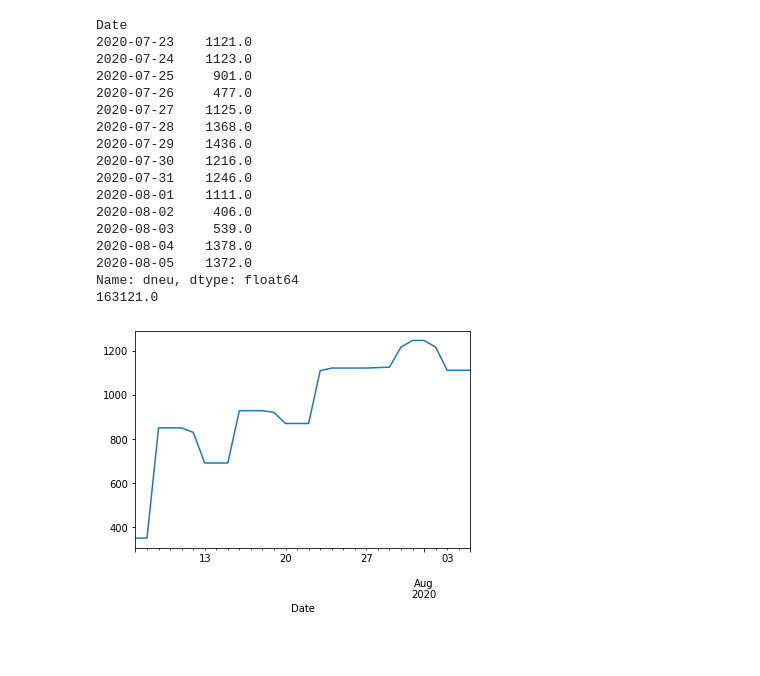
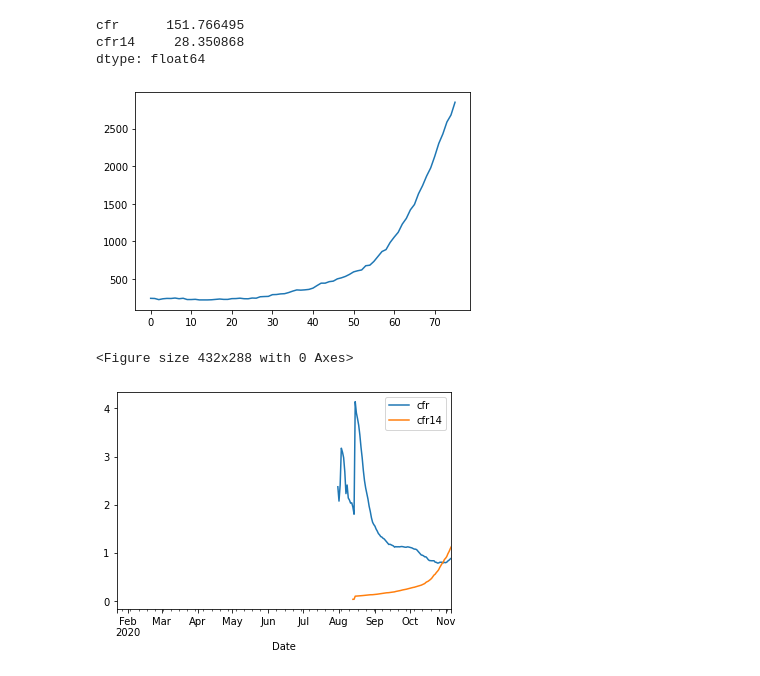
Before and after one commit to mkluge/covid-19, a Jupyter notebook: data/Michas Covid Plots.ipynb, the cells around one changed output. Saved outputs shown, nothing was run; the diff lists cells and outputs as text; code cells hidden in the pictures; blank space fills up the shorter version.

```diff
--- a/data/Michas Covid Plots.ipynb
+++ b/data/Michas Covid Plots.ipynb
@@ -5,58 +5,57 @@ import pandas as pd
 import matplotlib.pyplot as plt
 
 data = pd.read_csv("time-series-19-covid-combined.csv", index_col='Date', parse_dates=True, dayfirst=False)
+data_rki = pd.read_json("rki.json")
+#for country in data['Country/Region'].unique():
+#    print(country)
 # Preview the first 5 lines of the loaded data
-#data = data[data['Country/Region']=='Italy']
+data = data[data['Country/Region']=='Italy']
 #data = data[data['Country/Region']=='Germany']
-data = data[data['Country/Region']=='US']
+#data = data[data['Country/Region']=='US']
+#data = data[data['Country/Region']=='Czechia']
 data['CM10']=data['Confirmed'].shift(10)
-data['cfr']=100*data['Deaths']/data['Confirmed']
-data['cfr10']=100*data['Deaths']/data['CM10']
+# Daten der letzen 100 Tage
+dd=data['Deaths'][-100:]
+dc=data['Confirmed'][-100:]
+dd=dd-dd[0]
+dc_14=dc.shift(14)
+dc=dc-dc[0]
+data['cfr']=100*dd/dc
+data['cfr14']=100*dd/dc_14
 data['ineu']=data['Confirmed'].diff(1)
 data['ineu10']=data['CM10'].diff(1)
 data['mki']=0.06*data['ineu']
 data['dneu']=data['Deaths'].diff(1)
 
 # Infektionsrate ist: wieviele wurden heute gegenüber der letzten Zeit neu infiziert
 # berechne ich mal mit Mittelwert gestern und heute im Verhältnis zu Mittelwert der
 # letzten drei Tage (gestern vorgestern und vorvorgestern)
 data['avg_new_2d']=data['ineu'].rolling(2).mean()
 data['avg_new_l3d']=data['ineu'].shift(1).rolling(5).mean()
 data['infection_rate']=data['avg_new_2d']/data['avg_new_l3d']
 
 #data['cfr']=100*data['dneu']/data['ineu']
 #data['cfr10']=100*data['dneu']/data['ineu10']
 # data.head()
-#d = data[['cfr','cfr10']]
+d = data[['cfr','cfr14']]
 #d = data['infection_rate']
-d = data['dneu']
-print(d[-14:])
-d = d.rolling(5).median()
+#d = data['dneu']
+#print(d[-14:])
+#d = d.rolling(5).median()
 #d = data['Deaths'].diff(1).rolling(7).median()
 print(d.sum())
 plt.figure()
-p = d[-30:].plot()
+p = d.plot()
 #p.set_yscale('log')
 #p.set_ylim(0,20)
 
 #d.plot(kind='bar')
+
 #print(data['ineu'].sum()*0.06)
 # %% [output]
-Date
-2020-07-23    1121.0
-2020-07-24    1123.0
-2020-07-25     901.0
-2020-07-26     477.0
-2020-07-27    1125.0
-2020-07-28    1368.0
-2020-07-29    1436.0
-2020-07-30    1216.0
-2020-07-31    1246.0
-2020-08-01    1111.0
-2020-08-02     406.0
-2020-08-03     539.0
-2020-08-04    1378.0
-2020-08-05    1372.0
-Name: dneu, dtype: float64
-163121.0
+cfr      151.766495
+cfr14     28.350868
+dtype: float64
-[figure, old version]
+[figure, new version]
+<Figure size 432x288 with 0 Axes>
+[figure, added]
```
Also changed, not shown: parts of 3 cells of this notebook, 2 other files.
